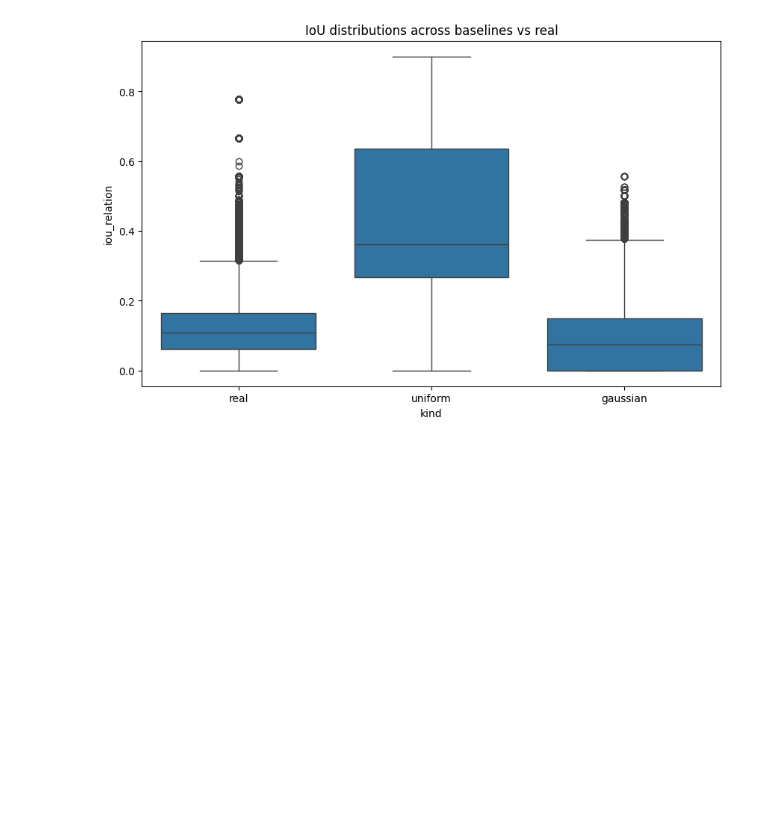
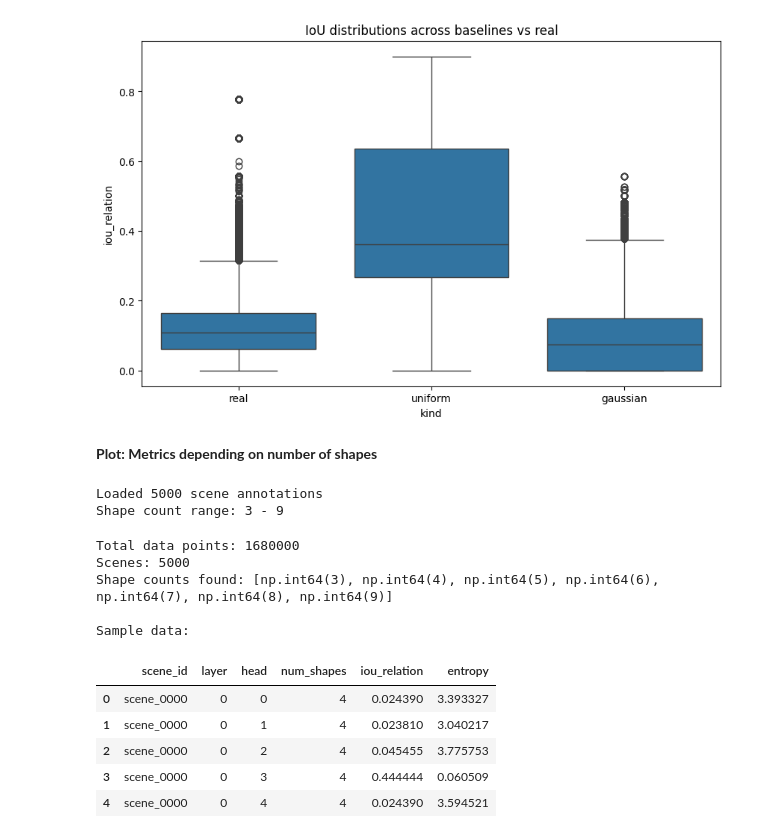
Before and after one commit to albertdmath/Deep_Learning_VLM_Project_Code_2025, a Jupyter notebook: attention_analysis.ipynb, the cells around one changed output. Cells and saved outputs as stored; diff of their text form; code cells hidden in the pictures; blank space fills up the shorter version.

```diff
--- a/attention_analysis.ipynb
+++ b/attention_analysis.ipynb
@@ -309,3 +309,60 @@ plt.title("IoU distributions across baselines vs real")
 plt.show()
 # %% [output]
 [figure]
+# %% [markdown]
+**Plot: Metrics depending on number of shapes**
+# %%
+# Load scene annotations to get number of shapes
+import jsonlines
+
+def load_scene_annotations(annotation_file="synthetic_dataset/annotations.jsonl"):
+    """Load scene metadata including number of shapes."""
+    annotations = {}
+    with jsonlines.open(annotation_file) as reader:
+        for record in reader:
+            scene_id = record["scene_id"]
+            # Total shapes = 2 (main objects A and B) + num_distractors
+            total_shapes = 2 + record["num_distractors"]
+            annotations[scene_id] = {
+                "num_distractors": record["num_distractors"],
+                "num_shapes": total_shapes,
+                "relation": record["relation_AB"]
+            }
+    return annotations
+
+annotations = load_scene_annotations()
+print(f"Loaded {len(annotations)} scene annotations")
+print(f"Shape count range: {min(a['num_shapes'] for a in annotations.values())} - {max(a['num_shapes'] for a in annotations.values())}")
+# %% [output]
+Loaded 5000 scene annotations
+Shape count range: 3 - 9
+# %%
+# Add shape count information to our dataframe
+# Map scene index to scene_id
+scene_id_map = {i: f"scene_{i:04d}" for i in range(len(annotations))}
+
+# Add num_shapes column to rel_df
+rel_df["scene_id"] = rel_df["scene"].map(scene_id_map)
+rel_df["num_shapes"] = rel_df["scene_id"].map(lambda x: annotations[x]["num_shapes"] if x in annotations else None)
+rel_df["num_distractors"] = rel_df["scene_id"].map(lambda x: annotations[x]["num_distractors"] if x in annotations else None)
+
+# Remove any rows without annotation data
+rel_df_clean = rel_df.dropna(subset=["num_shapes"])
+
+print(f"Total data points: {len(rel_df_clean)}")
+print(f"Scenes: {rel_df_clean['scene_id'].nunique()}")
+print(f"Shape counts found: {sorted(rel_df_clean['num_shapes'].unique())}")
+print(f"\nSample data:")
+rel_df_clean[["scene_id", "layer", "head", "num_shapes", "iou_relation", "entropy"]].head()
+# %% [output]
+Total data points: 1680000
+Scenes: 5000
+Shape counts found: [np.int64(3), np.int64(4), np.int64(5), np.int64(6), np.int64(7), np.int64(8), np.int64(9)]
+
+Sample data:
+|  | scene_id | layer | head | num_shapes | iou_relation | entropy |
+| 0 | scene_0000 | 0 | 0 | 4 | 0.024390 | 3.393327 |
+| 1 | scene_0000 | 0 | 1 | 4 | 0.023810 | 3.040217 |
+| 2 | scene_0000 | 0 | 2 | 4 | 0.045455 | 3.775753 |
+| 3 | scene_0000 | 0 | 3 | 4 | 0.444444 | 0.060509 |
+| 4 | scene_0000 | 0 | 4 | 4 | 0.024390 | 3.594521 |
```
Also changed, not shown: parts of 1 cell of this notebook.
